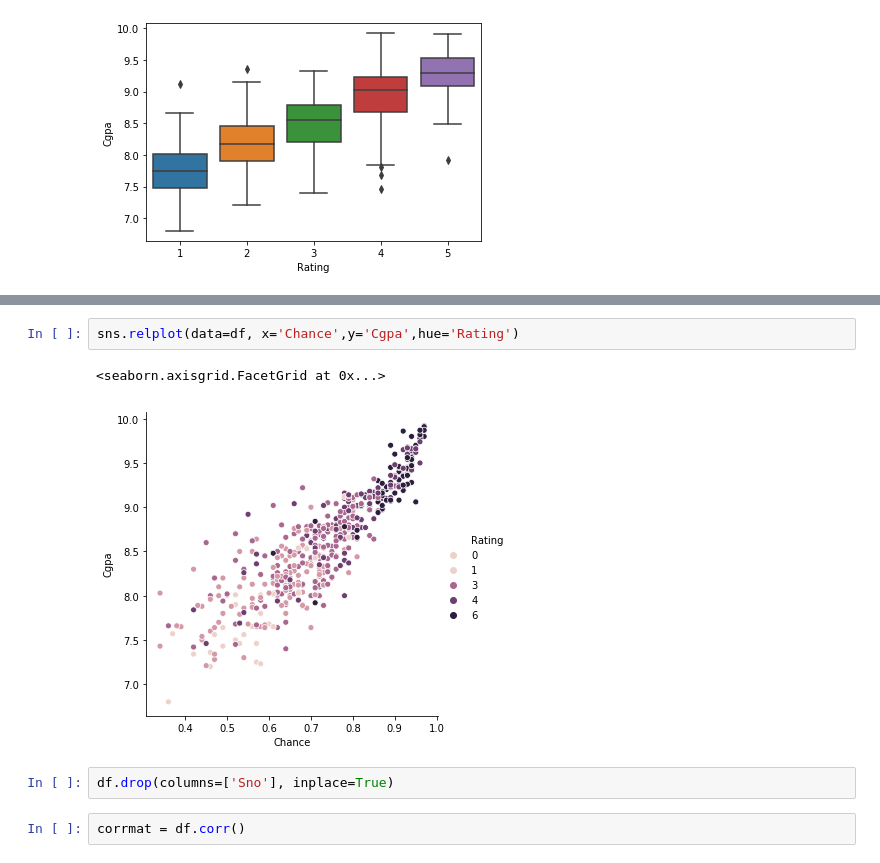
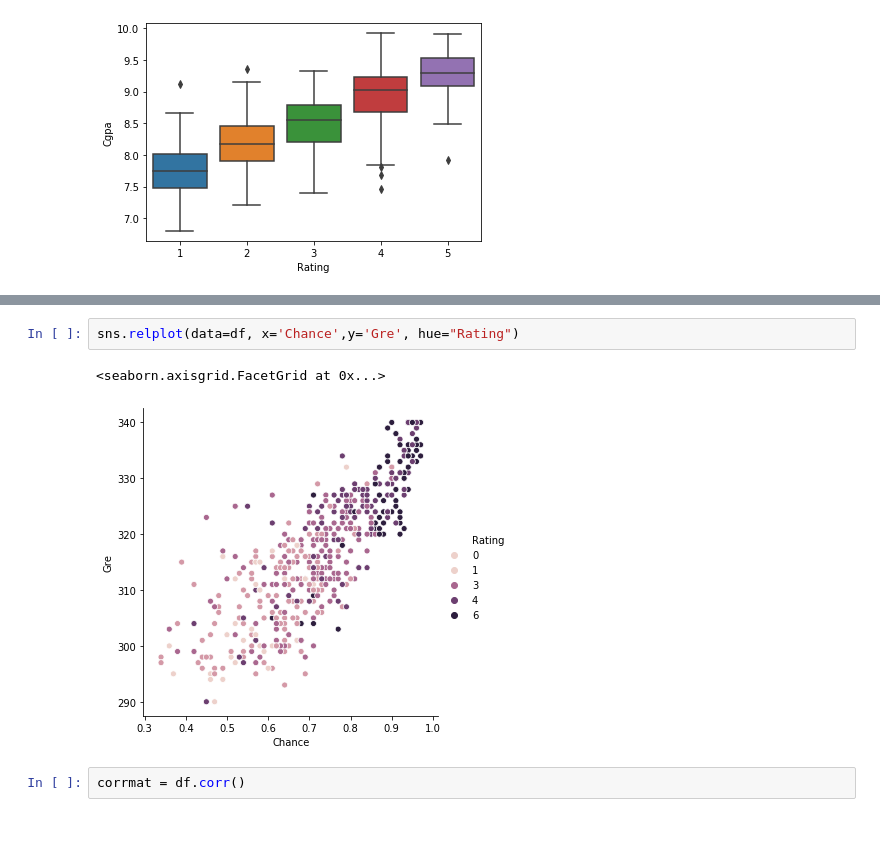
Before and after one commit to srikanthpragada/DS_16_AUG_2019, a Jupyter notebook: admission/admission.ipynb, the cells around one changed output, grey strips where cells are left out. Drawn from its saved outputs; the diff is of its cells as text; blank space fills up the shorter version.

```diff
--- a/admission/admission.ipynb
+++ b/admission/admission.ipynb
@@ -95,9 +102,7 @@ sns.boxplot(y="Cgpa", x ="Rating", data=df)
 # %%
-sns.relplot(data=df, x='Chance',y='Cgpa',hue='Rating')
+sns.relplot(data=df, x='Chance',y='Gre', hue="Rating")
 # %% [output]
 <seaborn.axisgrid.FacetGrid at 0x...>
-[figure, old version]
+[figure, new version]
-# %%
-df.drop(columns=['Sno'], inplace=True)
 # %%
 corrmat = df.corr()
```
Also changed, not shown: parts of 24 cells of this notebook.
